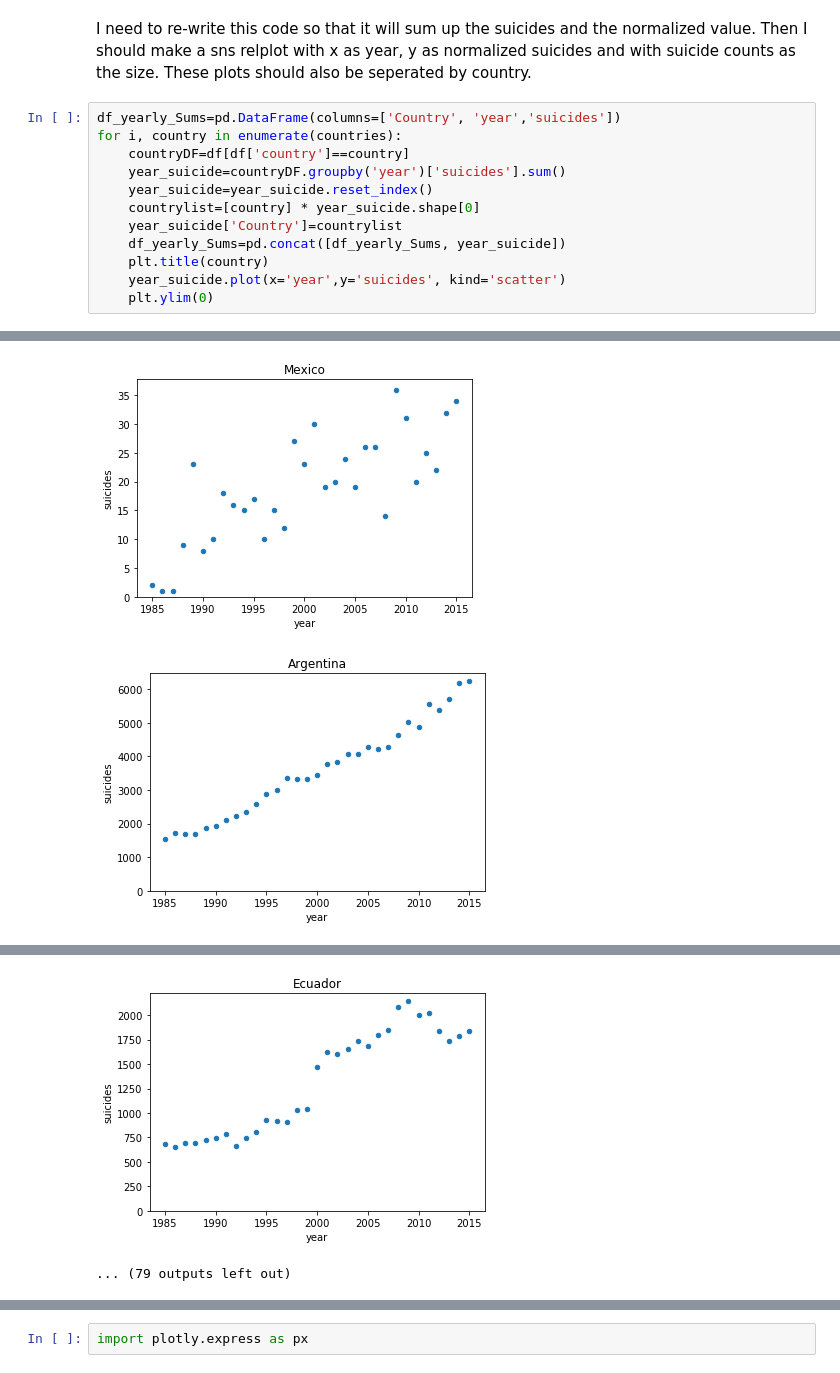
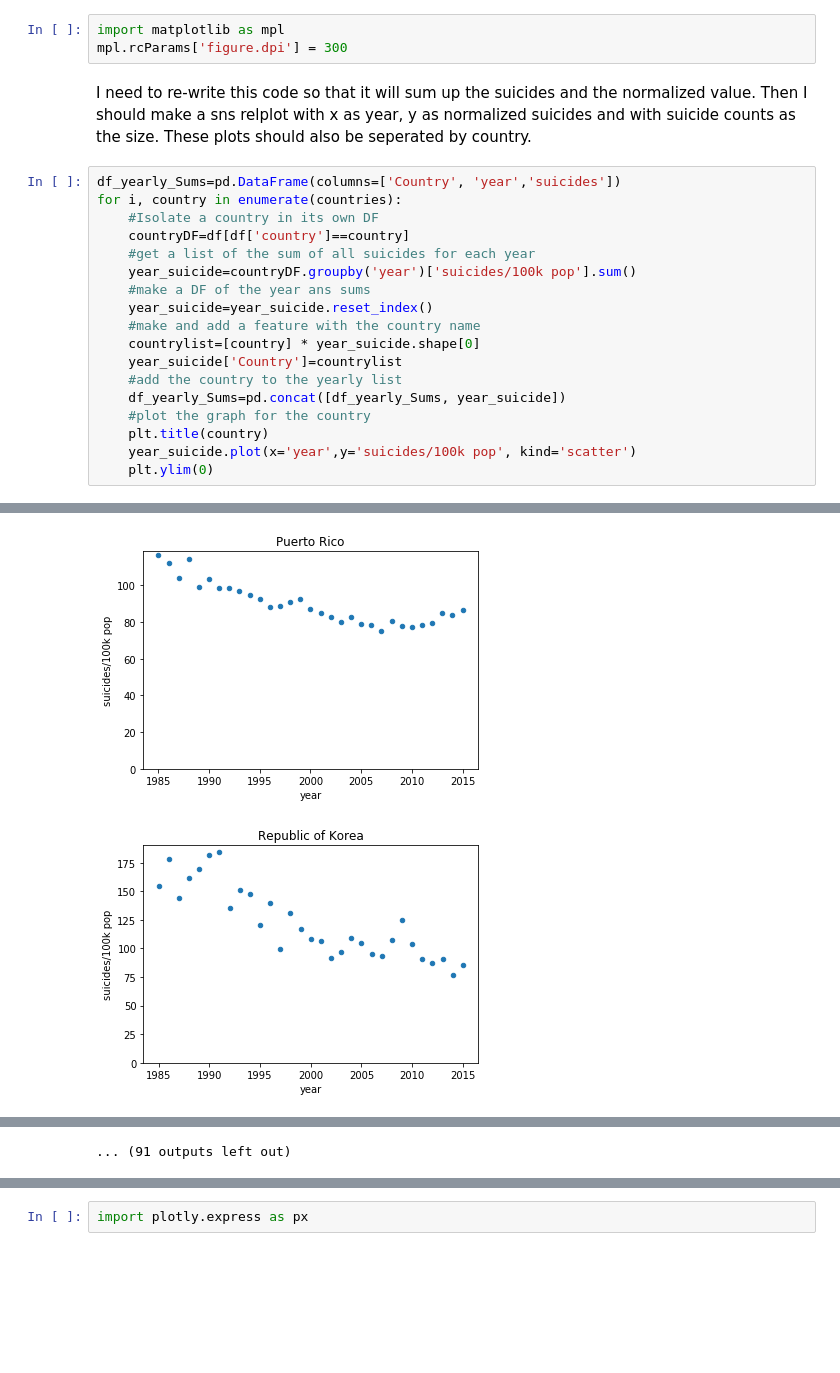
Before and after one commit to eyvonne/Unit_2_Project, a Jupyter notebook: Suicides/Timeline analysis.ipynb, the cells around one changed output, grey strips where cells are left out. Cells and saved outputs as stored; diff of their text form; blank space fills up the shorter version.

```diff
--- a/Suicides/Timeline analysis.ipynb
+++ b/Suicides/Timeline analysis.ipynb
@@ -52,15 +28,24 @@ NameError: name 'df_yearly_Sums' is not defined
+# %%
+import matplotlib as mpl
+mpl.rcParams['figure.dpi'] = 300
 # %% [markdown]
 I need to re-write this code so that it will sum up the suicides and the normalized value. Then I should make a sns relplot with x as year, y as normalized suicides and with suicide counts as the size. These plots should also be seperated by country.
 # %%
 df_yearly_Sums=pd.DataFrame(columns=['Country', 'year','suicides'])
 for i, country in enumerate(countries):
+    #Isolate a country in its own DF
     countryDF=df[df['country']==country]
-    year_suicide=countryDF.groupby('year')['suicides'].sum()
+    #get a list of the sum of all suicides for each year
+    year_suicide=countryDF.groupby('year')['suicides/100k pop'].sum()
+    #make a DF of the year ans sums
     year_suicide=year_suicide.reset_index()
+    #make and add a feature with the country name
     countrylist=[country] * year_suicide.shape[0]
     year_suicide['Country']=countrylist
+    #add the country to the yearly list
     df_yearly_Sums=pd.concat([df_yearly_Sums, year_suicide])
+    #plot the graph for the country
     plt.title(country)
-    year_suicide.plot(x='year',y='suicides', kind='scatter')
+    year_suicide.plot(x='year',y='suicides/100k pop', kind='scatter')
     plt.ylim(0)
 # %% [output]
@@ -74,2 +66,2 @@ for i, country in enumerate(countries):
-[figure, old version]
+[figure, new version]
-[figure, old version]
+[figure, new version]
@@ -78,2 +70 @@ for i, country in enumerate(countries):
-[figure, removed]
-... (79 outputs left out)
+... (91 outputs left out)
```
Also changed, not shown: parts of 9 cells of this notebook.
